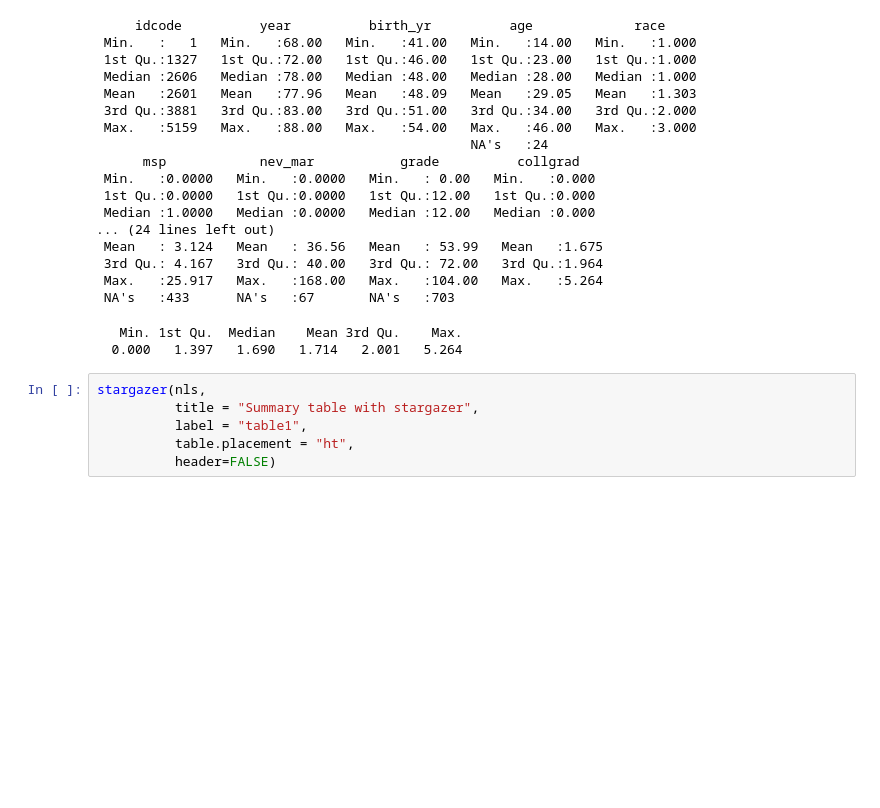
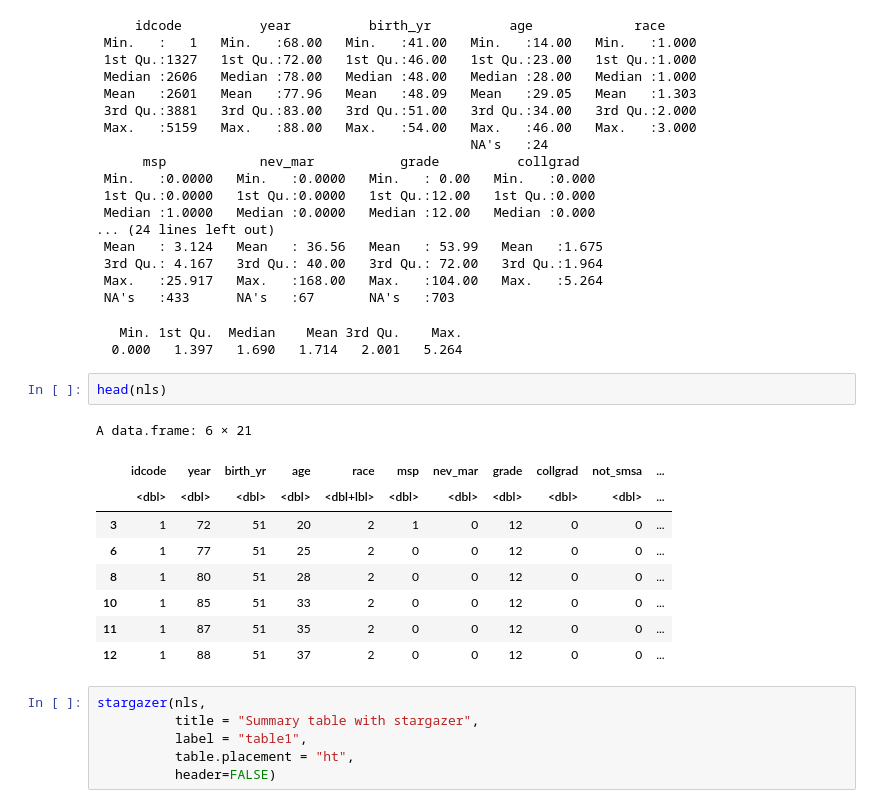
Before and after one commit to reisportela/R_Training, a Jupyter notebook: jupyter/1.R_Jupyter.ipynb, the cells around one changed output. Drawn from its saved outputs; the diff is of its cells as text; blank space fills up the shorter version.

```diff
--- a/jupyter/1.R_Jupyter.ipynb
+++ b/jupyter/1.R_Jupyter.ipynb
@@ -77,6 +77,18 @@ summary(ln_wage)
  NA's   :433      NA's   :67       NA's   :703
    Min. 1st Qu.  Median    Mean 3rd Qu.    Max.
   0.000   1.397   1.690   1.714   2.001   5.264
+# %%
+head(nls)
+# %% [output]
+A data.frame: 6 × 21
+|  | idcode | year | birth_yr | age | race | msp | nev_mar | grade | collgrad | not_smsa | ... |
+|  | <dbl> | <dbl> | <dbl> | <dbl> | <dbl+lbl> | <dbl> | <dbl> | <dbl> | <dbl> | <dbl> | ... |
+| 3 | 1 | 72 | 51 | 20 | 2 | 1 | 0 | 12 | 0 | 0 | ... |
+| 6 | 1 | 77 | 51 | 25 | 2 | 0 | 0 | 12 | 0 | 0 | ... |
+| 8 | 1 | 80 | 51 | 28 | 2 | 0 | 0 | 12 | 0 | 0 | ... |
+| 10 | 1 | 85 | 51 | 33 | 2 | 0 | 0 | 12 | 0 | 0 | ... |
+| 11 | 1 | 87 | 51 | 35 | 2 | 0 | 0 | 12 | 0 | 0 | ... |
+| 12 | 1 | 88 | 51 | 37 | 2 | 0 | 0 | 12 | 0 | 0 | ... |
 # %%
 stargazer(nls,
           title = "Summary table with stargazer",
```
Also changed, not shown: parts of 35 cells of this notebook, 2 other files.
